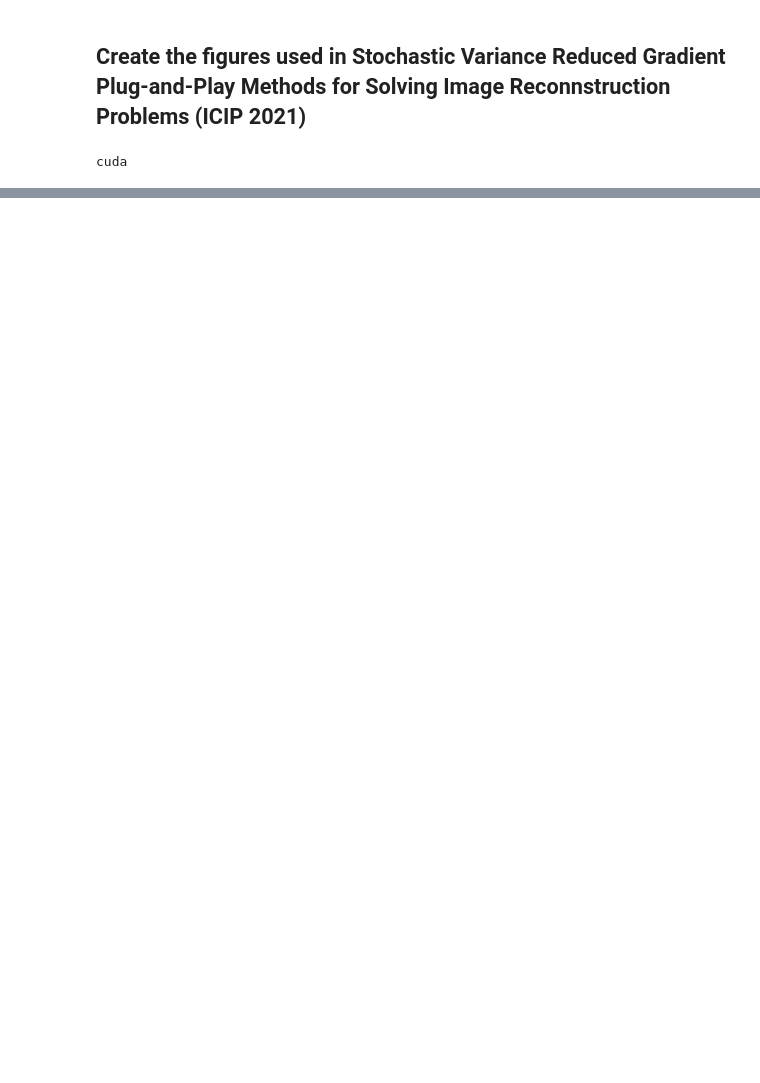
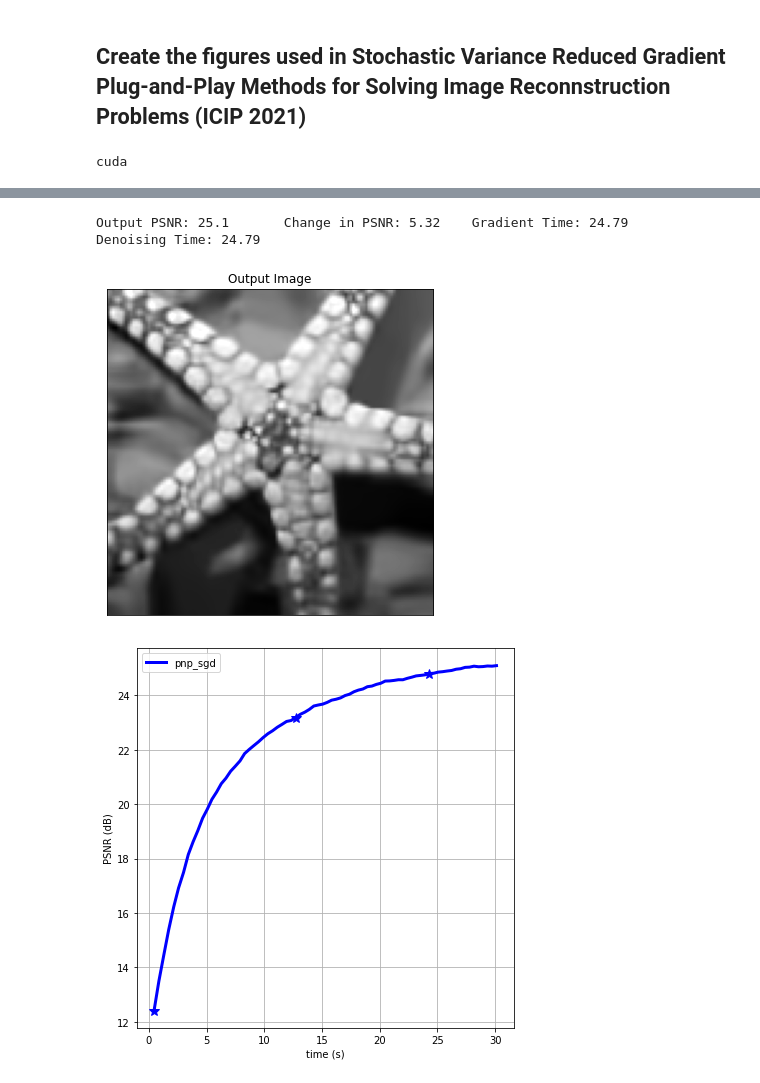
Before and after one commit to vmonardo/pnp-svrg, a Jupyter notebook: create_paper_figures_pr.ipynb, the cells around one changed output, grey strips where cells are left out. Drawn from its saved outputs; the diff is of its cells as text; code cells hidden in the pictures; blank space fills up the shorter version.

```diff
--- a/create_paper_figures_pr.ipynb
+++ b/create_paper_figures_pr.ipynb
@@ -38,0 +90,2 @@ print(main_problem.sigma, main_problem.M)
+# %%
+results_sgd_bm3d = pnp_sgd(main_problem, denoiser=bm3d_denoiser, eta=.3, tt=30, mini_batch_size=1000, lr_decay=0.99, verbose=True, converge_check=False)
@@ -38,0 +110,3 @@ print(main_problem.sigma, main_problem.M)
+# %%
+master_psnr_fig = display_results(main_problem, results_sgd_bm3d, save_results=True)
+# %% [output]
@@ -38,0 +115,3 @@ print(main_problem.sigma, main_problem.M)
+Output PSNR: 25.1       Change in PSNR: 5.32    Gradient Time: 24.79    Denoising Time: 24.79
+[figure, added]
+[figure, added]
```
Also changed, not shown: parts of 30 cells of this notebook, 7 other files.
